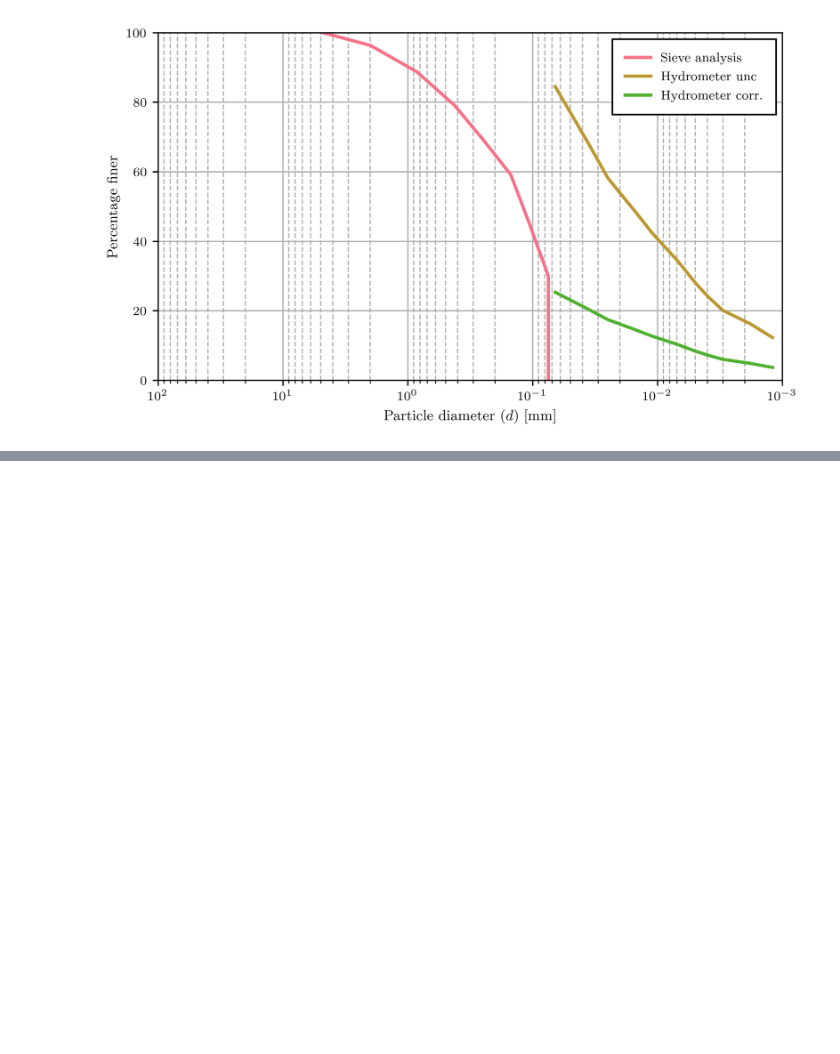
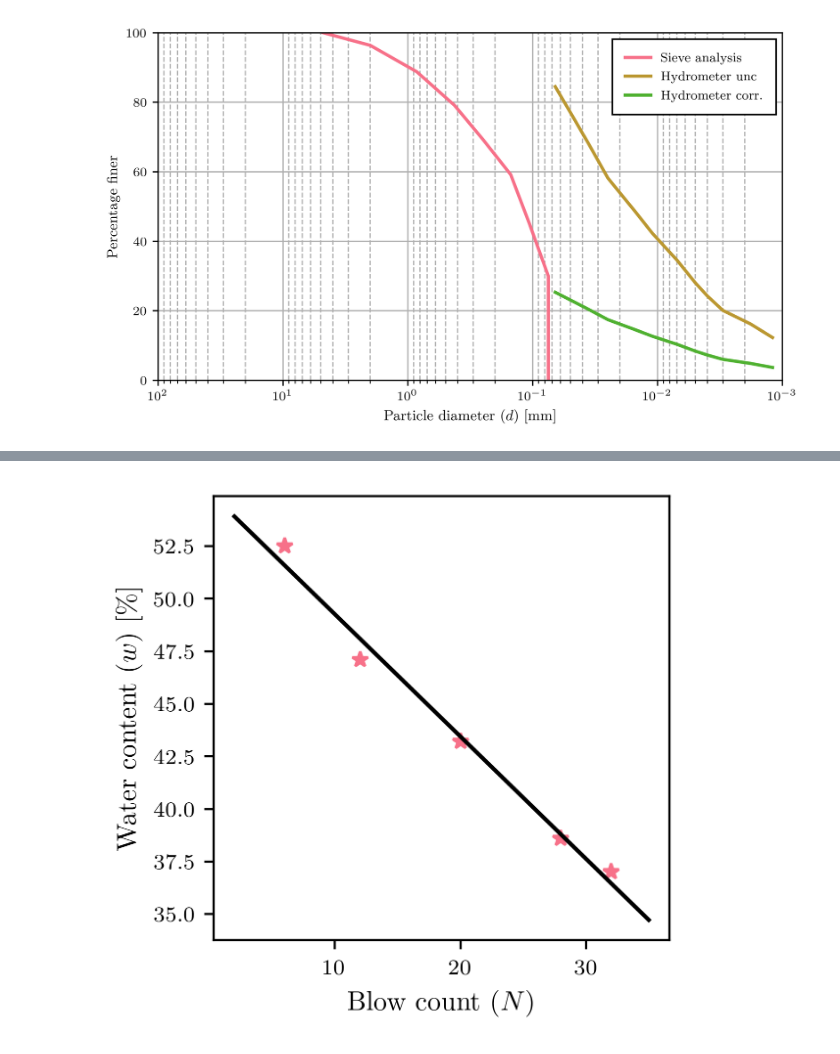
Before and after one commit to luisez1988/CIE365-Soil-mechanics, a Jupyter notebook: grain_size/Exercises and Homework assigment problems.ipynb, the cells around one changed output, grey strips where cells are left out. Drawn from its saved outputs; the diff is of its cells as text; code cells hidden in the pictures; blank space fills up the shorter version.

```diff
--- a/grain_size/Exercises and Homework assigment problems.ipynb
+++ b/grain_size/Exercises and Homework assigment problems.ipynb
@@ -147,0 +171,15 @@ plt.savefig('combinedGSD_2.svg')
+# %%
+N=np.array([6, 12, 20, 28, 32])
+w=np.array([52.5, 47.1, 43.2, 38.6, 37])
+Data={'N':N, 'w':w}
+Data=pd.DataFrame(data=Data)
+Data=[Data]
+# %%
+GF.PlotAll(Data,['1'], 'N', 'w', mode='*', legendMode=False, xlabel=r'Blow count ($N$)', ylabel=r'Water content ($w$) [\%]',\
+          hold=1)
+x=np.array([2, 35])
+y=-0.5814*x+55.076
+plt.plot(x,y,'k')
+plt.savefig('P5.svg')
+# %% [output]
+[figure, added]
```
Also changed, not shown: parts of 9 cells of this notebook, 9 other files.
